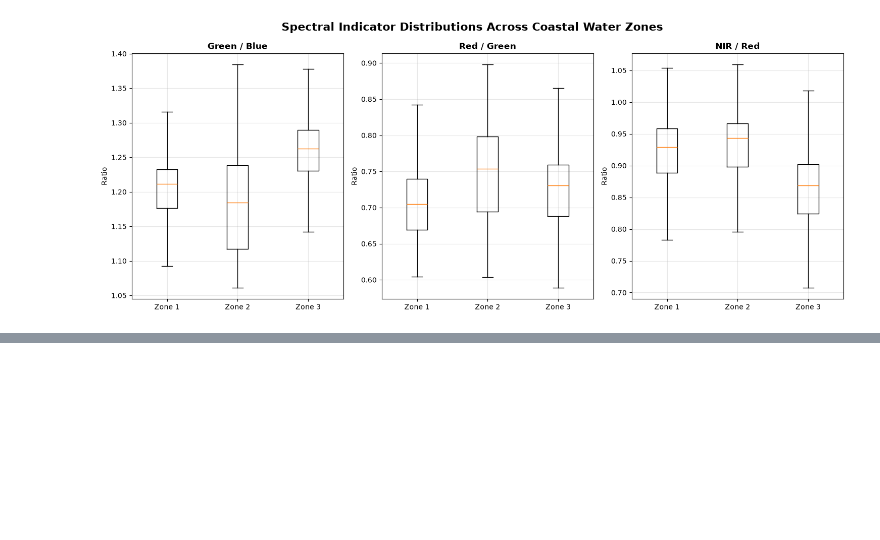
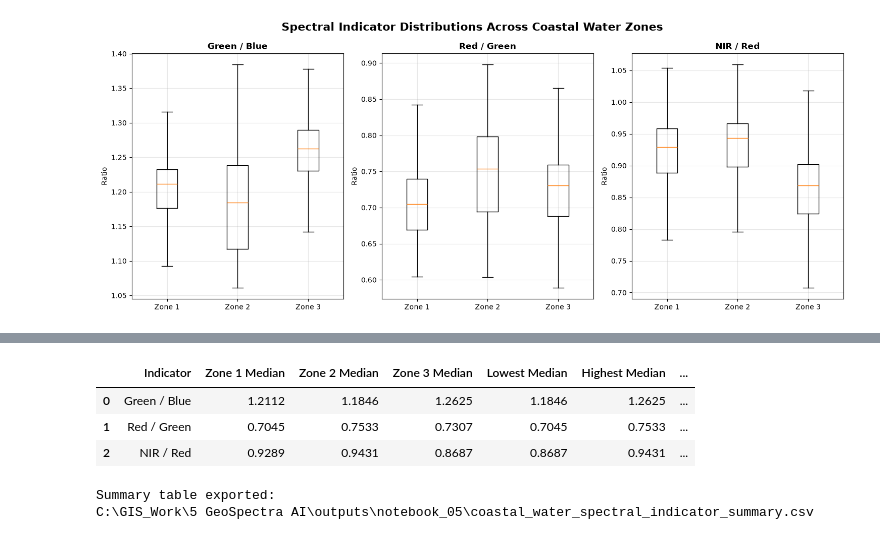
Before and after one commit to Keerthivasan2899/Geospectra-AI-belize-water-quality, a Jupyter notebook: notebooks/05_Coastal_Water_Quality__Feature_Mapping.ipynb, the cells around one changed output, grey strips where cells are left out. Cells and saved outputs as stored; diff of their text form; code cells hidden in the pictures; blank space fills up the shorter version.

```diff
--- a/notebooks/05_Coastal_Water_Quality__Feature_Mapping.ipynb
+++ b/notebooks/05_Coastal_Water_Quality__Feature_Mapping.ipynb
@@ -808,0 +833,56 @@ IndexError: only integers, slices (`:`), ellipsis (`...`), numpy.newaxis (`None`
+# %%
+#27_Final summary table
+
+summary_rows = []
+
+for indicator, zones in median_values.items():
+
+    values = list(zones.values())
+
+    minimum = min(values)
+    maximum = max(values)
+
+    difference = ((maximum - minimum) / minimum) * 100
+
+    summary_rows.append({
+        "Indicator": indicator,
+        "Zone 1 Median": zones["Zone 1"],
+        "Zone 2 Median": zones["Zone 2"],
+        "Zone 3 Median": zones["Zone 3"],
+        "Lowest Median": minimum,
+        "Highest Median": maximum,
+        "Difference_Percent": difference
+    })
+
+summary_df = pd.DataFrame(summary_rows)
+
+summary_df
+# %% [output]
+|  | Indicator | Zone 1 Median | Zone 2 Median | Zone 3 Median | Lowest Median | Highest Median | ... |
+| 0 | Green / Blue | 1.2112 | 1.1846 | 1.2625 | 1.1846 | 1.2625 | ... |
+| 1 | Red / Green | 0.7045 | 0.7533 | 0.7307 | 0.7045 | 0.7533 | ... |
+| 2 | NIR / Red | 0.9289 | 0.9431 | 0.8687 | 0.8687 | 0.9431 | ... |
+# %%
+#28_Export numerical results
+
+OUTPUT_DIR = Path(
+    r"C:\GIS_Work\5 GeoSpectra AI\outputs\notebook_05"
+)
+
+OUTPUT_DIR.mkdir(
+    parents=True,
+    exist_ok=True
+)
+
+summary_path = OUTPUT_DIR / "coastal_water_spectral_indicator_summary.csv"
+
+summary_df.to_csv(
+    summary_path,
+    index=False
+)
+
+print("Summary table exported:")
+print(summary_path)
+# %% [output]
+Summary table exported:
+C:\GIS_Work\5 GeoSpectra AI\outputs\notebook_05\coastal_water_spectral_indicator_summary.csv
```
Also changed, not shown: parts of 8 cells of this notebook.
